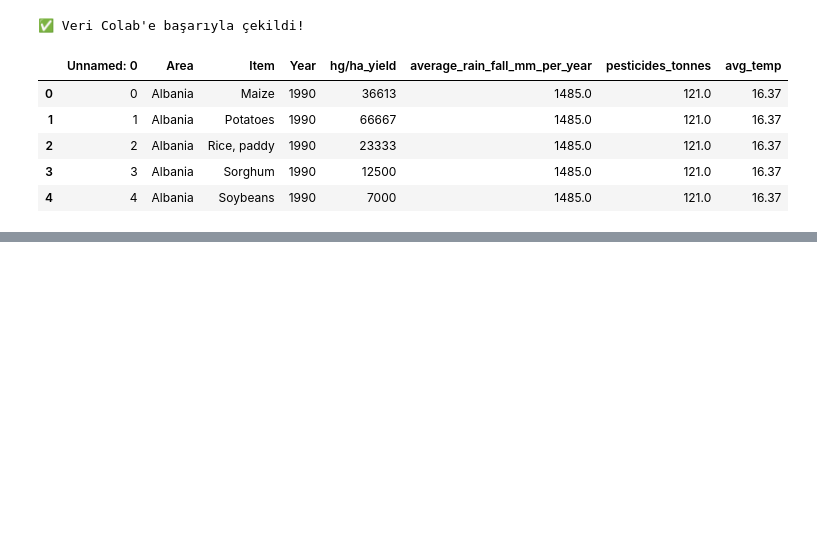
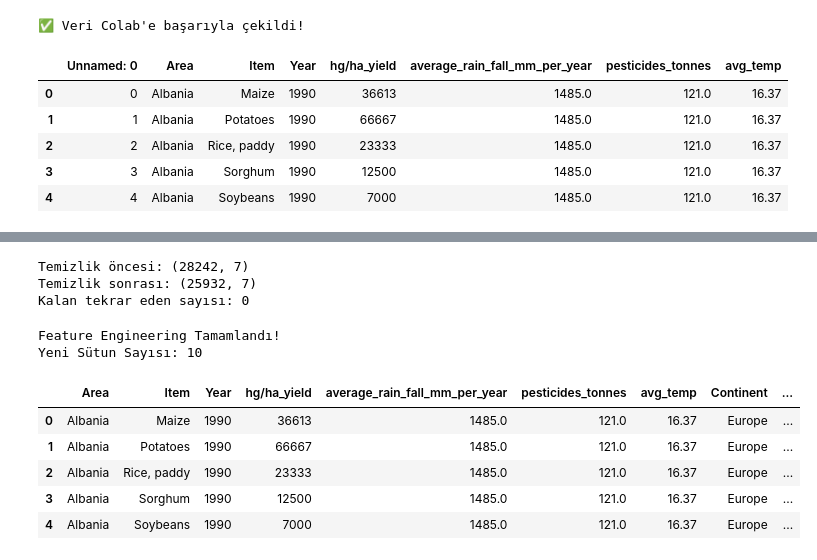
Before and after one commit to sametkusdemir/SmartFarm_YieldPrediction, a Jupyter notebook: notebooks/1_EDA_Problem_Tanimi.ipynb, the cells around one changed output, grey strips where cells are left out. Cells and saved outputs as stored; diff of their text form; code cells hidden in the pictures; blank space fills up the shorter version.

```diff
--- a/notebooks/1_EDA_Problem_Tanimi.ipynb
+++ b/notebooks/1_EDA_Problem_Tanimi.ipynb
@@ -24,0 +115,76 @@ else:
+# %%
+# Temizlikten önceki boyut
+print(f"Temizlik öncesi: {df.shape}")
+
+# Tekrar edenleri sil
+df = df.drop_duplicates()
+
+# Temizlik sonrası boyut
+print(f"Temizlik sonrası: {df.shape}")
+
+# Son bir kontrol:
+print(f"Kalan tekrar eden sayısı: {df.duplicated().sum()}")
+# %% [output]
+Temizlik öncesi: (28242, 7)
+Temizlik sonrası: (25932, 7)
+Kalan tekrar eden sayısı: 0
+# %%
+import numpy as np
+
+# 1. Yeni Feature: Continent (Kıta)
+# FAO veri setindeki yaygın ülkeler için manuel haritalama
+country_to_continent = {
+    'Albania': 'Europe', 'Algeria': 'Africa', 'Angola': 'Africa', 'Argentina': 'South America',
+    'Armenia': 'Asia', 'Australia': 'Oceania', 'Austria': 'Europe', 'Azerbaijan': 'Asia',
+    'Bahamas': 'North America', 'Bahrain': 'Asia', 'Bangladesh': 'Asia', 'Belarus': 'Europe',
+    'Belgium': 'Europe', 'Botswana': 'Africa', 'Brazil': 'South America', 'Bulgaria': 'Europe',
+    'Burkina Faso': 'Africa', 'Burundi': 'Africa', 'Cameroon': 'Africa', 'Canada': 'North America',
+    'Central African Republic': 'Africa', 'Chile': 'South America', 'China': 'Asia', 'Colombia': 'South America',
+    'Croatia': 'Europe', 'Denmark': 'Europe', 'Dominican Republic': 'North America', 'Ecuador': 'South America',
+    'Egypt': 'Africa', 'El Salvador': 'North America', 'Eritrea': 'Africa', 'Estonia': 'Europe',
+    'Finland': 'Europe', 'France': 'Europe', 'Germany': 'Europe', 'Ghana': 'Africa', 'Greece': 'Europe',
+    'Guatemala': 'North America', 'Guinea': 'Africa', 'Guyana': 'South America', 'Haiti': 'North America',
+    'Honduras': 'North America', 'Hungary': 'Europe', 'India': 'Asia', 'Indonesia': 'Asia', 'Iraq': 'Asia',
+    'Ireland': 'Europe', 'Italy': 'Europe', 'Jamaica': 'North America', 'Japan': 'Asia', 'Kazakhstan': 'Asia',
+    'Kenya': 'Africa', 'Latvia': 'Europe', 'Lebanon': 'Asia', 'Lesotho': 'Africa', 'Libya': 'Africa',
+    'Lithuania': 'Europe', 'Madagascar': 'Africa', 'Malawi': 'Africa', 'Malaysia': 'Asia', 'Mali': 'Africa',
+    'Mauritania': 'Africa', 'Mauritius': 'Africa', 'Mexico': 'North America', 'Montenegro': 'Europe',
+    'Morocco': 'Africa', 'Mozambique': 'Africa', 'Namibia': 'Africa', 'Nepal': 'Asia', 'Netherlands': 'Europe',
+    'New Zealand': 'Oceania', 'Nicaragua': 'North America', 'Niger': 'Africa', 'Norway': 'Europe',
+    'Pakistan': 'Asia', 'Papua New Guinea': 'Oceania', 'Peru': 'South America', 'Poland': 'Europe',
+    'Portugal': 'Europe', 'Qatar': 'Asia', 'Romania': 'Europe', 'Rwanda': 'Africa', 'Saudi Arabia': 'Asia',
+    'Senegal': 'Africa', 'Slovenia': 'Europe', 'South Africa': 'Africa', 'Spain': 'Europe', 'Sri Lanka': 'Asia',
+    'Sudan': 'Africa', 'Suriname': 'South America', 'Sweden': 'Europe', 'Switzerland': 'Europe',
+    'Tajikistan': 'Asia', 'Thailand': 'Asia', 'Tunisia': 'Africa', 'Turkey': 'Asia', 'Uganda': 'Africa',
+    'Ukraine': 'Europe', 'United Kingdom': 'Europe', 'Uruguay': 'South America', 'Zambia': 'Africa',
+    'Zimbabwe': 'Africa'
+}
+
+# Eşleşmeyenler için 'Other' atayalım
+df['Continent'] = df['Area'].map(country_to_continent).fillna('Other')
+
+# 2. Yeni Feature: Rain_Temp_Ratio (Yağış / Sıcaklık Dengesi)
+# Sıfıra bölünme hatasını önlemek için +1 ekleyebiliriz ama sıcaklık genelde 0 değil bu veride.
+df['Rain_Temp_Ratio'] = df['average_rain_fall_mm_per_year'] / df['avg_temp']
+
+# 3. Yeni Feature: Sıcaklık Kategorisi (Bitkiler için önemli)
+# <15: Cool, 15-25: Mild, >25: Hot
+def categorize_temp(temp):
+    if temp < 15: return 'Cool'
+    elif temp <= 25: return 'Mild'
+    else: return 'Hot'
+
+df['Temp_Category'] = df['avg_temp'].apply(categorize_temp)
+
+print("Feature Engineering Tamamlandı!")
+print(f"Yeni Sütun Sayısı: {df.shape[1]}")
+display(df.head())
+# %% [output]
+Feature Engineering Tamamlandı!
+Yeni Sütun Sayısı: 10
+|  | Area | Item | Year | hg/ha_yield | average_rain_fall_mm_per_year | pesticides_tonnes | avg_temp | Continent | ... |
+| 0 | Albania | Maize | 1990 | 36613 | 1485.0 | 121.0 | 16.37 | Europe | ... |
+| 1 | Albania | Potatoes | 1990 | 66667 | 1485.0 | 121.0 | 16.37 | Europe | ... |
+| 2 | Albania | Rice, paddy | 1990 | 23333 | 1485.0 | 121.0 | 16.37 | Europe | ... |
+| 3 | Albania | Sorghum | 1990 | 12500 | 1485.0 | 121.0 | 16.37 | Europe | ... |
+| 4 | Albania | Soybeans | 1990 | 7000 | 1485.0 | 121.0 | 16.37 | Europe | ... |
```
Also changed, not shown: parts of 6 cells of this notebook.
